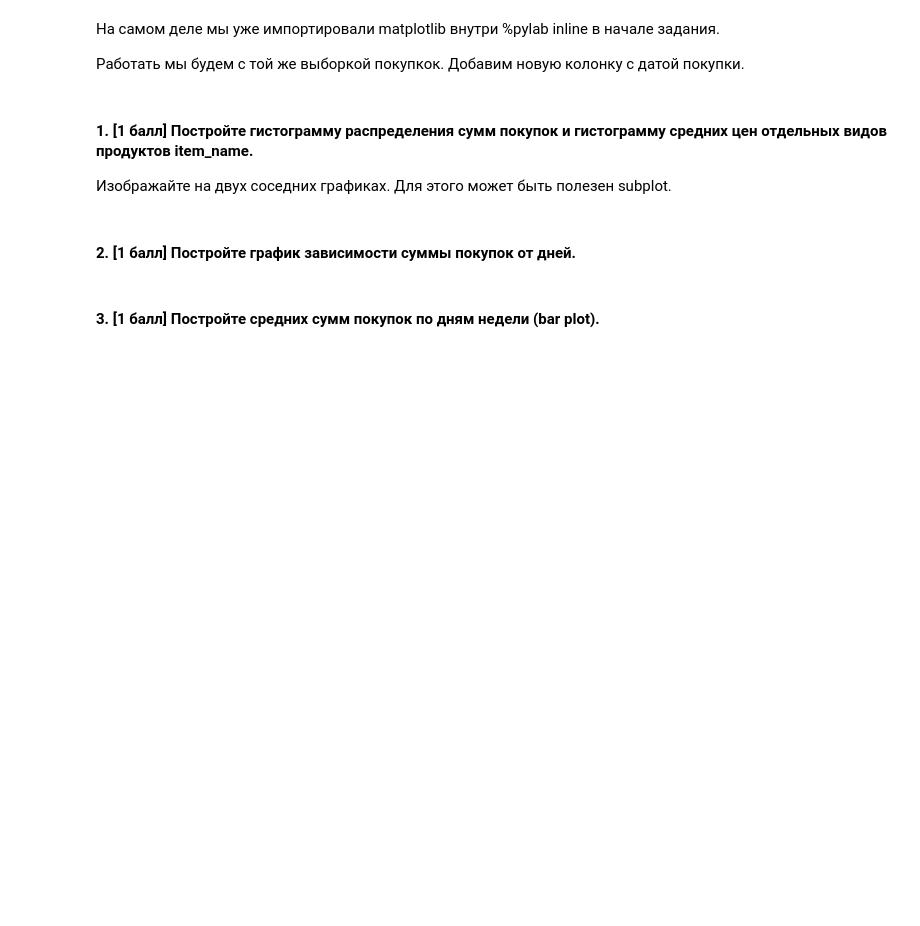
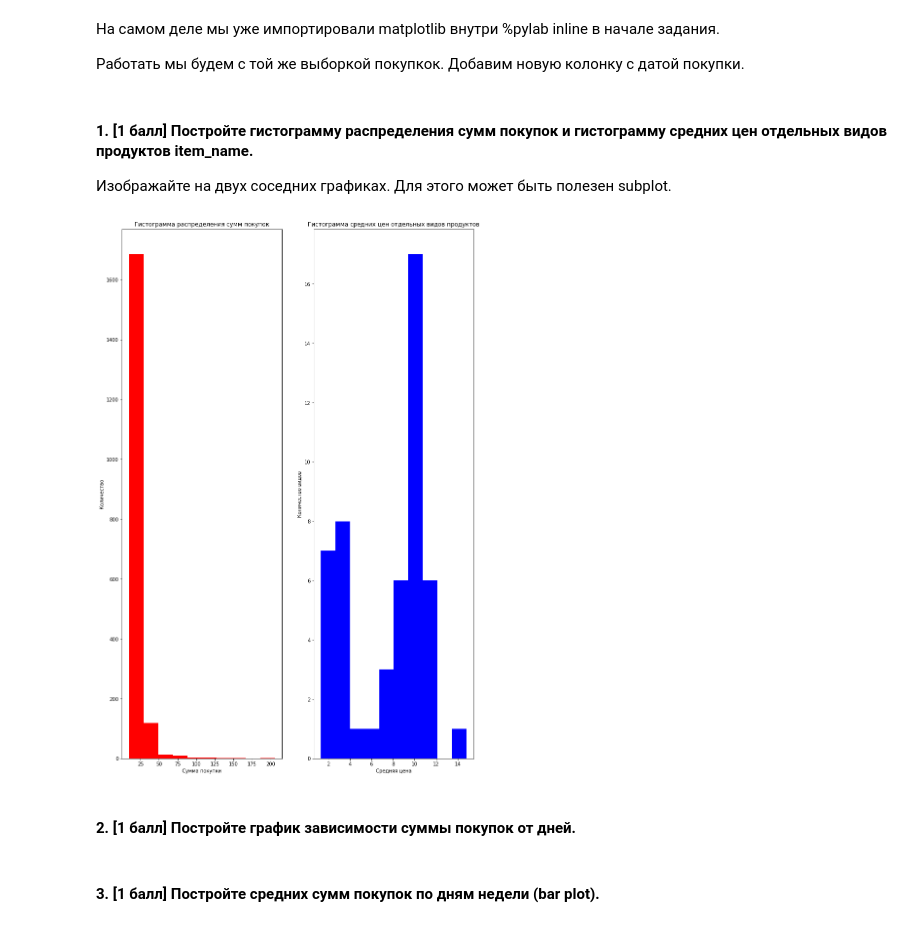
Before and after one commit to hse-mlearn/ha-01-KostyaEsyutin, a Jupyter notebook: hw1.ipynb, the cells around one changed output. Saved outputs shown, nothing was run; the diff lists cells and outputs as text; code cells hidden in the pictures; blank space fills up the shorter version.

```diff
--- a/hw1.ipynb
+++ b/hw1.ipynb
@@ -357,3 +355,24 @@ orders['date'] = orders.order_id.map(dates['date'])
+# %%
+# your code
+sums_of_purchase = grorders1['item_price_$']
+grorders3 = orders.groupby('item_name').mean()[['item_price_$']]
+mean_prices = grorders3['item_price_$']
+
+plt.figure(figsize(20,20))
+
+plt.subplot(131)
+plt.hist(sums_of_purchase, color='r' )
+plt.xlabel('Сумма покупки')
+plt.ylabel('Количество')
+plt.title('Гистограмма распределения сумм покупок')
+plt.subplot(132)
+plt.hist(mean_prices, color='b')
+plt.xlabel('Средняя цена')
+plt.ylabel('Количество видов')
+plt.title('Гистограмма средних цен отдельных видов продуктов')
+plt.show()
+# %% [output]
+[figure, added]
 # %% [markdown]
 #### 2. [1 балл] Постройте график зависимости суммы покупок от дней.
 # %%
```
Also changed, not shown: parts of 4 cells of this notebook.
